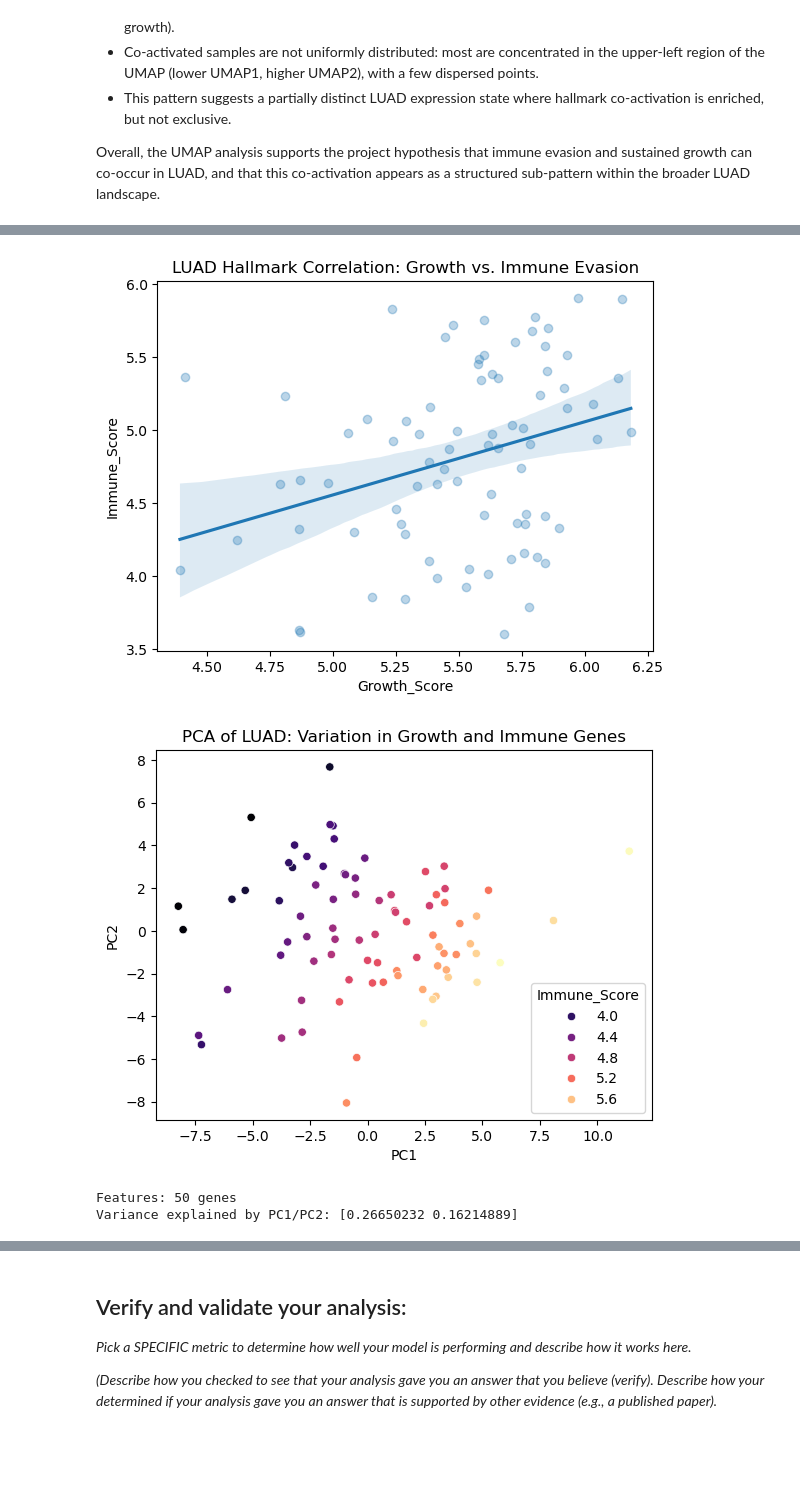
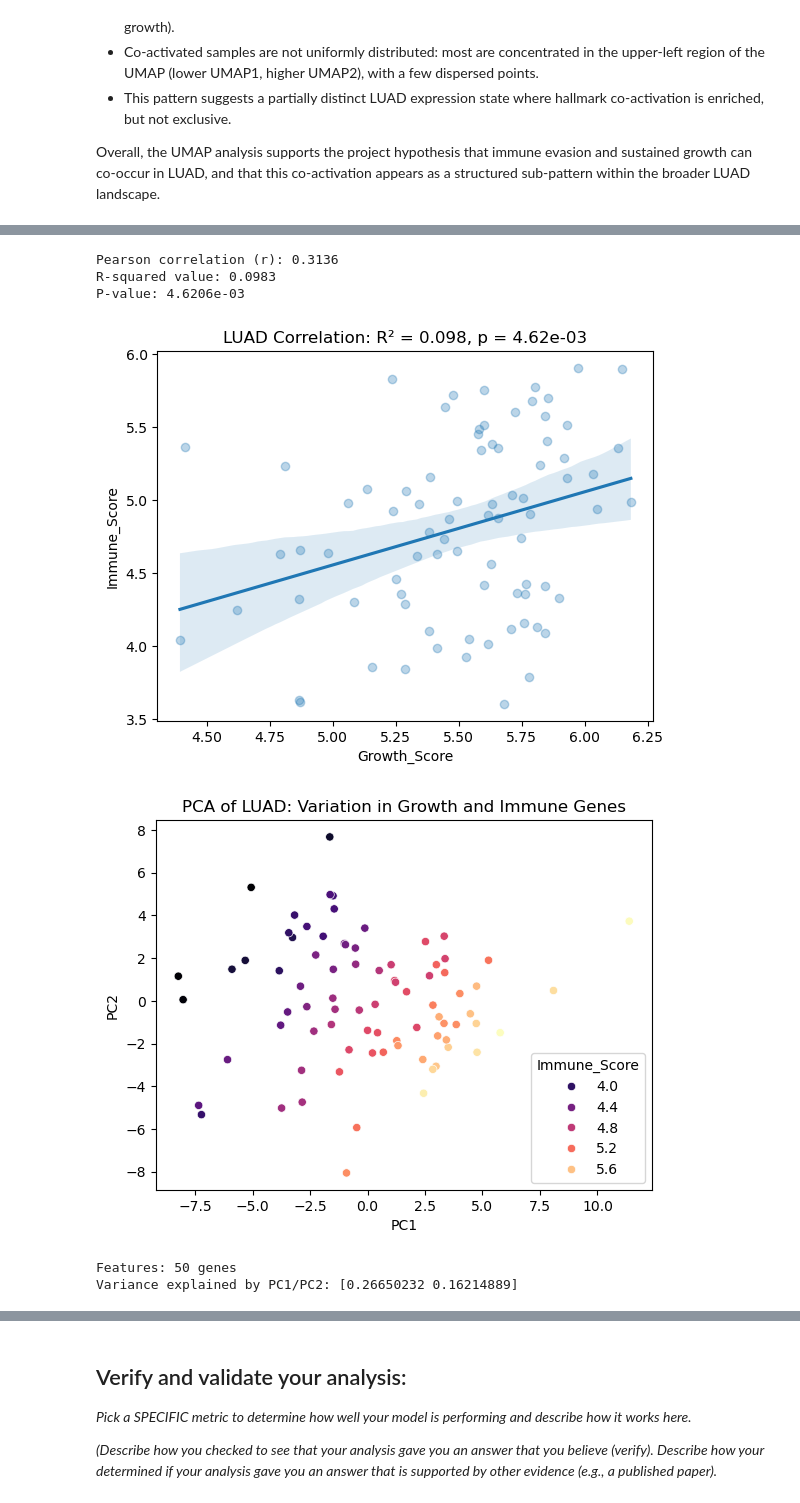
Before and after one commit to xxy8nq/Module-4-Cancer, a Jupyter notebook: code/Module 4-Sullivan-Janousek.ipynb, the cells around one changed output, grey strips where cells are left out. Drawn from its saved outputs; the diff is of its cells as text; code cells hidden in the pictures; blank space fills up the shorter version.

```diff
--- a/code/Module 4-Sullivan-Janousek.ipynb
+++ b/code/Module 4-Sullivan-Janousek.ipynb
@@ -290,6 +290,7 @@ import matplotlib.pyplot as plt
 from pathlib import Path
 from sklearn.decomposition import PCA
 from sklearn.preprocessing import StandardScaler
+from scipy import stats
 
 # (ChatGPT, 2026) ChatGPT was used to write the following code, which performs a focused analysis on LUAD samples using specific growth and immune hallmark genes. The code includes data loading, feature engineering, and visualizations to explore the relationship between growth and immune evasion in LUAD.
 
@@ -322,34 +323,45 @@ project_genes = list(set(available_growth + available_immune))
 luad_samples = metadata[metadata['cancer_type'] == 'LUAD'].index
 df = data.loc[project_genes, luad_samples].T
 
 # 5. HALLMARK SCORES (Feature Engineering)
 df['Growth_Score'] = df[available_growth].mean(axis=1)
 df['Immune_Score'] = df[available_immune].mean(axis=1)
 
 # 6. VISUALIZATION: REGRESSION (Growth vs Immune)
 sns.regplot(data=df, x='Growth_Score', y='Immune_Score', scatter_kws={'alpha':0.3})
 plt.title("LUAD Hallmark Correlation: Growth vs. Immune Evasion")
+# Calculate the linear regression statistics
+slope, intercept, r_value, p_value, std_err = stats.linregress(df['Growth_Score'], df['Immune_Score'])
+r_squared = r_value**2
+# Display the results
+print(f"Pearson correlation (r): {r_value:.4f}")
+print(f"R-squared value: {r_squared:.4f}")
+print(f"P-value: {p_value:.4e}")
+plt.title(f"LUAD Correlation: R² = {r_squared:.3f}, p = {p_value:.2e}")
 plt.show()
 
 # 7. PCA (Unsupervised Learning)
 # Scale the raw gene features (excluding the scores)
 genes_only = df.drop(columns=['Growth_Score', 'Immune_Score'])
 x_scaled = StandardScaler().fit_transform(genes_only)
 
 pca = PCA(n_components=2)
 coords = pca.fit_transform(x_scaled)
 pca_df = pd.DataFrame(coords, columns=['PC1', 'PC2'], index=df.index)
 
 # 8. VISUALIZATION: PCA (Colored by Immune Score)
 sns.scatterplot(data=pca_df, x='PC1', y='PC2', hue=df['Immune_Score'], palette='magma')
 plt.title("PCA of LUAD: Variation in Growth and Immune Genes")
 plt.show()
 
 # Final output for check-in
 print(f"Features: {len(project_genes)} genes")
 print(f"Variance explained by PC1/PC2: {pca.explained_variance_ratio_}")
 # %% [output]
+Pearson correlation (r): 0.3136
+R-squared value: 0.0983
+P-value: 4.6206e-03
-[figure, old version]
+[figure, new version]
 [figure]
-Features: 50 genes
-Variance explained by PC1/PC2: [0.26650232 0.16214889]
+Features: 50 genes
+Variance explained by PC1/PC2: [0.26650232 0.16214889]
```
Also changed, not shown: parts of 5 cells of this notebook, 3 other files.
